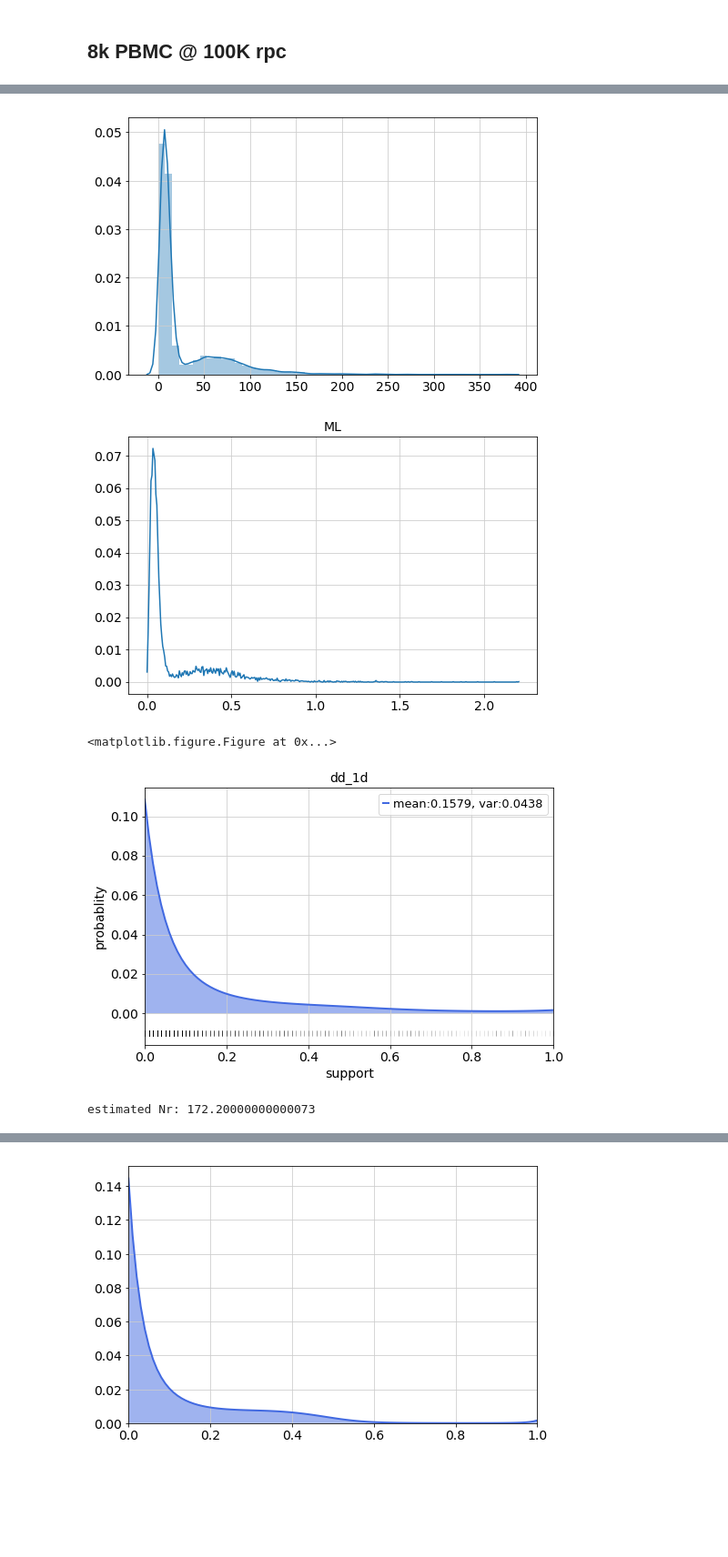
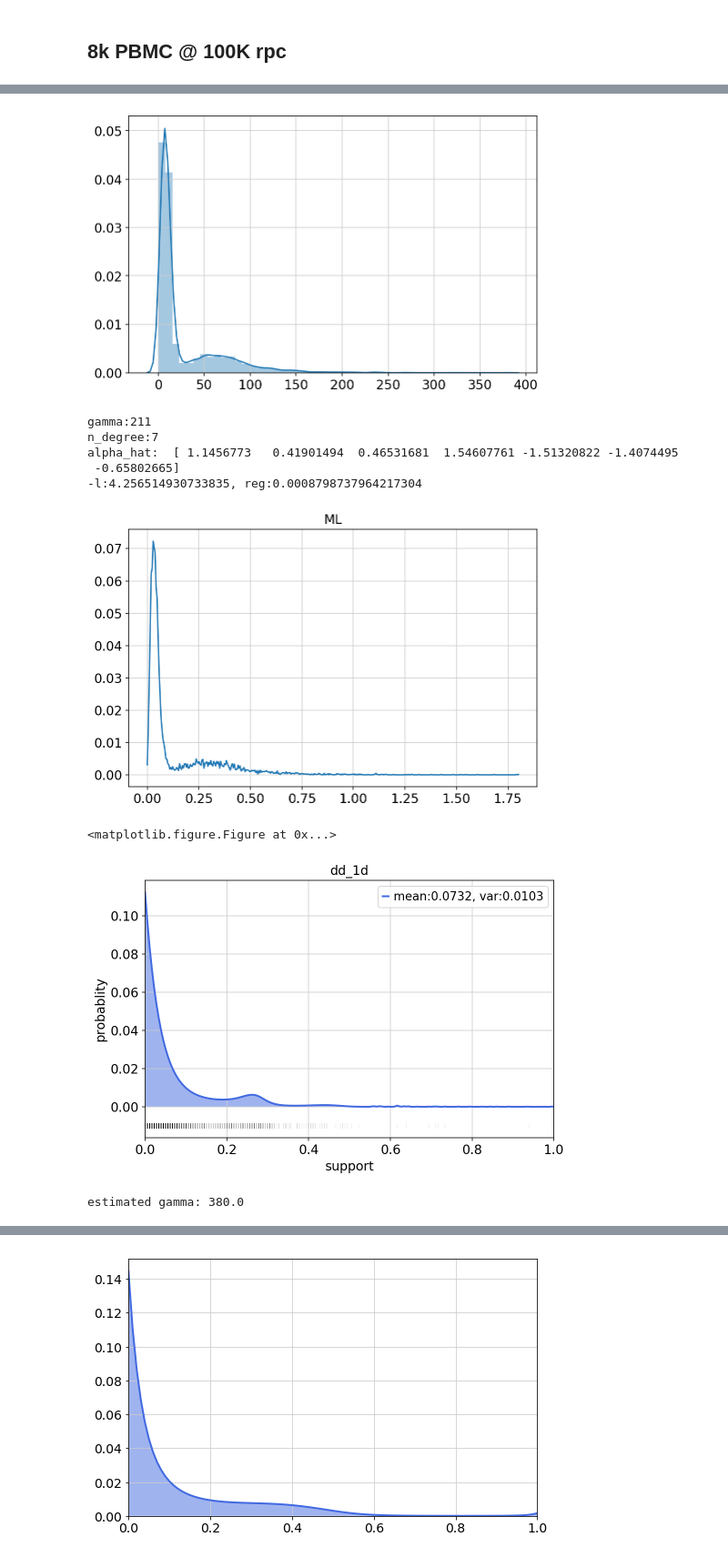
Before and after one commit to martinjzhang/single_cell_eb, a Jupyter notebook: VN_notebook001.ipynb, the cells around one changed output, grey strips where cells are left out. Shown at 91% size. Saved outputs shown, nothing was run; the diff lists cells and outputs as text; code cells hidden in the pictures; blank space fills up the shorter version.

```diff
--- a/VN_notebook001.ipynb
+++ b/VN_notebook001.ipynb
@@ -63,9 +64,9 @@ _=plot_result_1d(p_hat,p_hat,p_hat_ml,dd_info,ml_info,data_info)
 # %% [markdown]
 ## 8k PBMC @ 100K rpc
 # %%
-filename_data = '/home/vasilis/LinSEP/filtered_gene_bc_matrices/GRCh38/matrix.mtx'
-filename_genes = '/home/vasilis/LinSEP/filtered_gene_bc_matrices/GRCh38/genes.tsv'
-filename_barcodes = '/home/vasilis/LinSEP/filtered_gene_bc_matrices/GRCh38/barcodes.tsv'
+filename_data = '/data/martin/single_cell/filtered_gene_bc_matrices/GRCh38/matrix.mtx'
+filename_genes = '/data/martin/single_cell/filtered_gene_bc_matrices/GRCh38/genes.tsv'
+filename_barcodes = '/data/martin/single_cell/filtered_gene_bc_matrices/GRCh38/barcodes.tsv'
 # %%
 %%time
 adata = sc.read(filename_data, cache=True).transpose()
@@ -107,34 +110,40 @@ estimated Nr: 85.20000000000073
 # %%
 gene='FTL'
 Y=np.array(adata[:,gene].X,dtype=int)
 print(gene)
 print("Average counts per cell =",np.sum(Y)/len(Y))
 plt.figure(figsize=[8,5])
 sns.distplot(Y)
 plt.show()
 plt.figure(figsize=[8,5])
 p_hat_ml,ml_info=ml_1d(Y)
 plt.plot(ml_info['x'],p_hat_ml)
 plt.title('ML')
 
-p_hat,dd_info=dd_1d(Y,noise='poi',vis=1,N_r=None)
-print("estimated Nr:",dd_info['N_r'])
+p_hat,dd_info=dd_1d(Y,noise='poi',verbose=1,gamma=None)
+print("estimated gamma:",dd_info['gamma'])
+
 # plt.figure(figsize=[8,5])
 # X=np.random.choice(dd_info['x'], 2000, p=p_hat)
 # plt.plot(dd_info['x'],p_hat,marker='.',lw=2,markersize=0,color="royalblue")
 # # plt.fill_between(x, p, facecolor='royalblue', alpha=0.5)
 # # plt.xlim([0,1])
 # # plt.ylim([0,1.05*np.max(p)])
 # plt.plot(X, [-0.01]*len(X), '|', color='k',alpha=0.05)
 # plt.show()
 # %% [output]
 FTL
 Average counts per cell = 27.60064431452094
-[figure, old version]
+[figure, new version]
+gamma:211
+n_degree:7
+alpha_hat:  [ 1.1456773   0.41901494  0.46531681  1.54607761 -1.51320822 -1.4074495
+ -0.65802665]
+-l:4.256514930733835, reg:0.0008798737964217304
-[figure, old version]
+[figure, new version]
-<matplotlib.figure.Figure at 0x...>
+<matplotlib.figure.Figure at 0x...>
-[figure, old version]
+[figure, new version]
-estimated Nr: 172.20000000000073
+estimated gamma: 380.0
 # %%
 genes=["S100A9","S100A8","S100A4","LGALS2","FCN1","CD14","GZMB","IGFBP7","CD79A","CD3E","LYZ","MS4A1",
        "GNLY","FGFBP2","FCER1G","LDHB","IL7R","LST1","PF4","NKG7","CST3","CCR7"]
```
Also changed, not shown: parts of 6 cells of this notebook, 3 other files.
